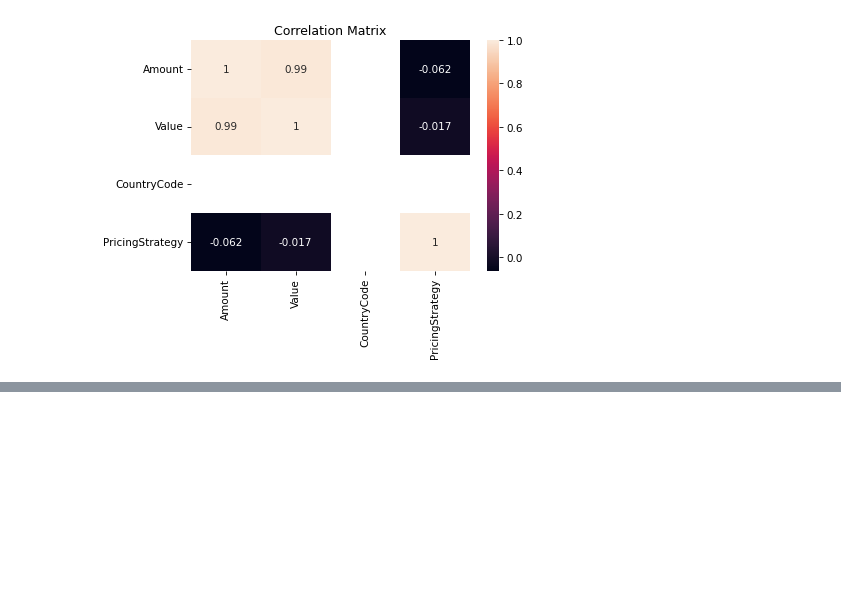
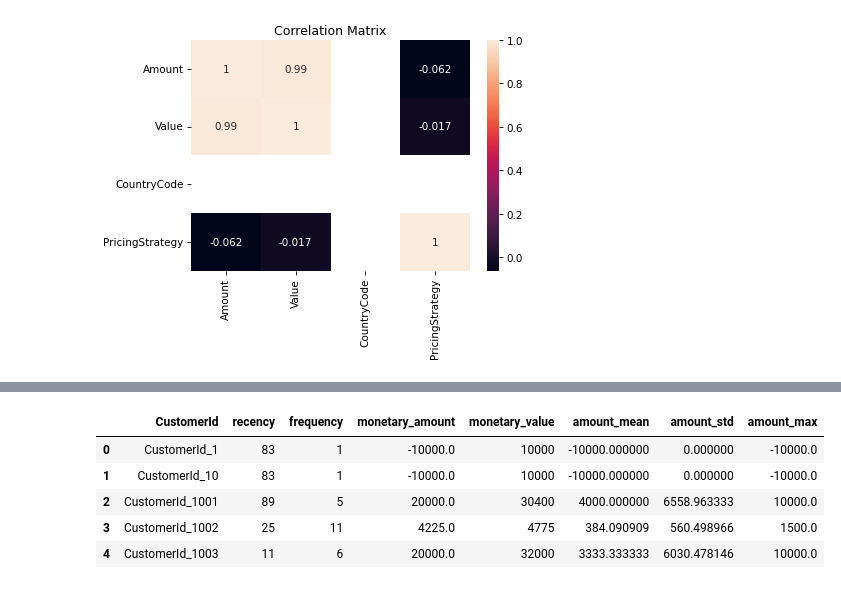
Before and after one commit to yordanos64/credit-risk-model, a Jupyter notebook: notebooks/eda.ipynb, the cells around one changed output, grey strips where cells are left out. Cells and saved outputs as stored; diff of their text form; code cells hidden in the pictures; blank space fills up the shorter version.

Commit message:
Task 3: feature engineering pipeline improvements

```diff
--- a/notebooks/eda.ipynb
+++ b/notebooks/eda.ipynb
@@ -151,0 +224,3 @@ plt.show()
+# %%
+df = pd.read_csv("../data/raw/data.csv")
+df.head()
@@ -151,0 +234,12 @@ plt.show()
+# %%
+fe = FeatureEngineer()
+result = fe.transform(df)
+# %%
+result.head()
+# %% [output]
+|  | CustomerId | recency | frequency | monetary_amount | monetary_value | amount_mean | amount_std | amount_max |
+| 0 | CustomerId_1 | 83 | 1 | -10000.0 | 10000 | -10000.000000 | 0.000000 | -10000.0 |
+| 1 | CustomerId_10 | 83 | 1 | -10000.0 | 10000 | -10000.000000 | 0.000000 | -10000.0 |
+| 2 | CustomerId_1001 | 89 | 5 | 20000.0 | 30400 | 4000.000000 | 6558.963333 | 10000.0 |
+| 3 | CustomerId_1002 | 25 | 11 | 4225.0 | 4775 | 384.090909 | 560.498966 | 1500.0 |
+| 4 | CustomerId_1003 | 11 | 6 | 20000.0 | 32000 | 3333.333333 | 6030.478146 | 10000.0 |
```
Also changed, not shown: parts of 22 cells of this notebook, 1 other file.
